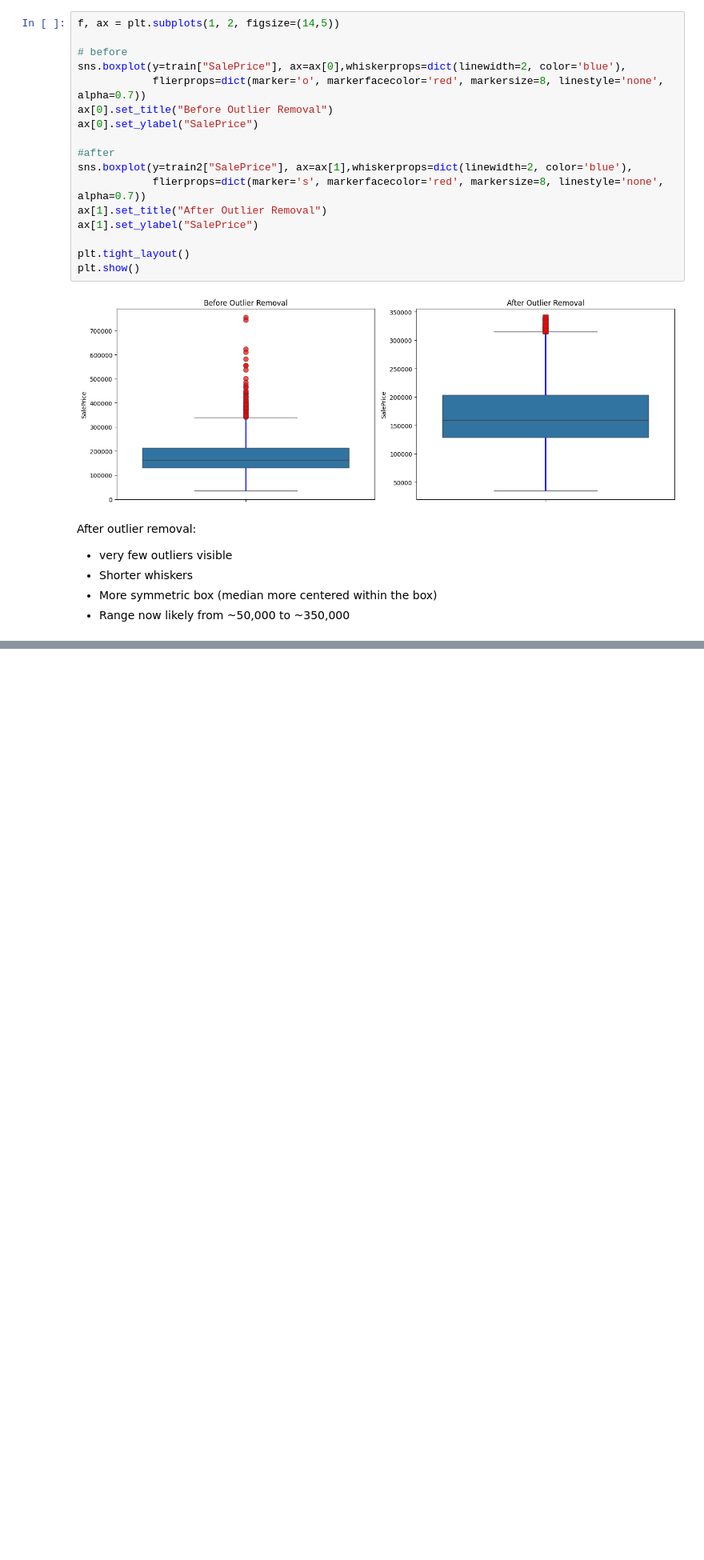
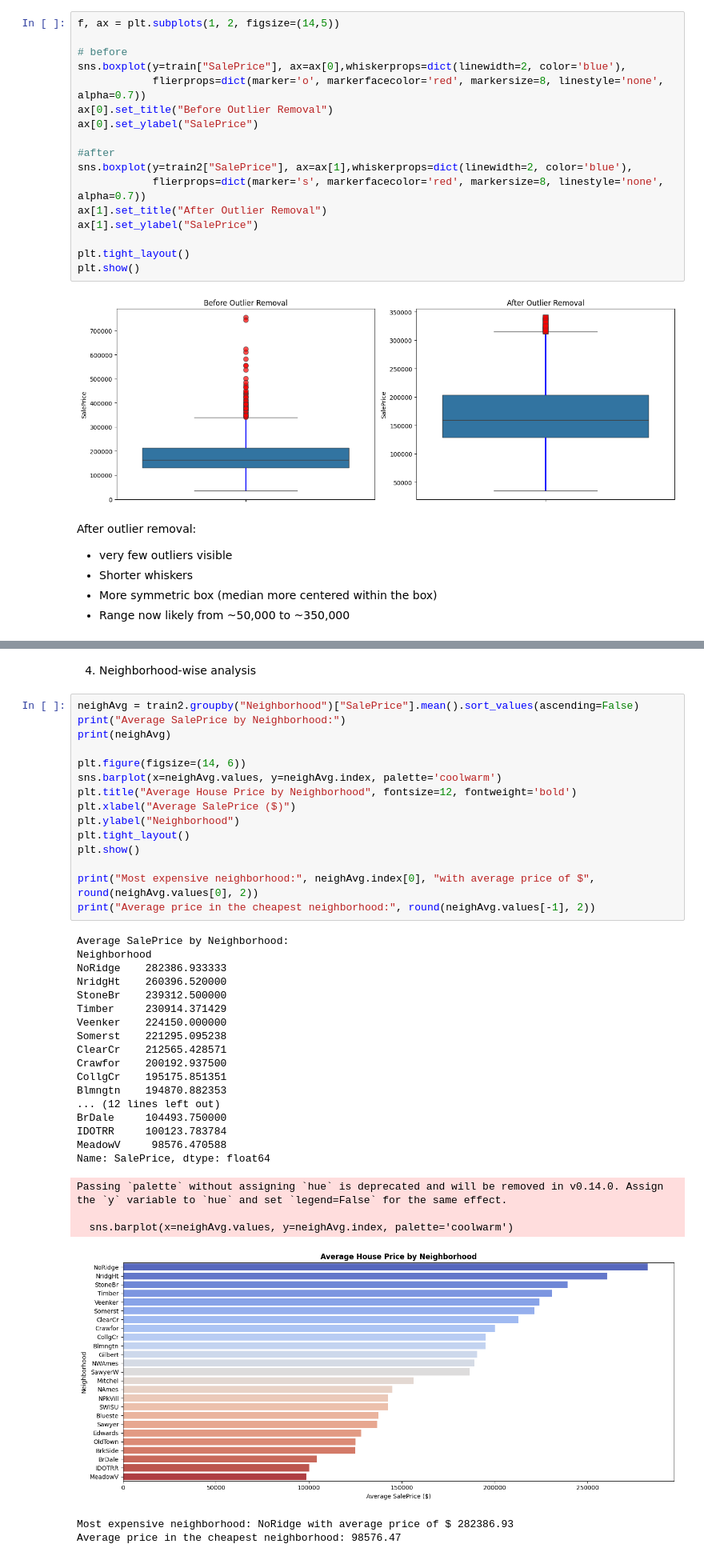
Before and after one commit to navinxqz/Inception-FSDS-classwork, a Jupyter notebook: Assignments/Assignment6.ipynb, the cells around one changed output, grey strips where cells are left out. Shown at 80% size. Cells and saved outputs as stored; diff of their text form; blank space fills up the shorter version.

```diff
--- a/Assignments/Assignment6.ipynb
+++ b/Assignments/Assignment6.ipynb
@@ -281,0 +344,41 @@ After outlier removal:
+# %% [markdown]
+4. Neighborhood-wise analysis
+# %%
+neighAvg = train2.groupby("Neighborhood")["SalePrice"].mean().sort_values(ascending=False)
+print("Average SalePrice by Neighborhood:")
+print(neighAvg)
+
+plt.figure(figsize=(14, 6))
+sns.barplot(x=neighAvg.values, y=neighAvg.index, palette='coolwarm')
+plt.title("Average House Price by Neighborhood", fontsize=12, fontweight='bold')
+plt.xlabel("Average SalePrice ($)")
+plt.ylabel("Neighborhood")
+plt.tight_layout()
+plt.show()
+
+print("Most expensive neighborhood:", neighAvg.index[0], "with average price of $", round(neighAvg.values[0], 2))
+print("Average price in the cheapest neighborhood:", round(neighAvg.values[-1], 2))
+# %% [output]
+Average SalePrice by Neighborhood:
+Neighborhood
+NoRidge    282386.933333
+NridgHt    260396.520000
+StoneBr    239312.500000
+Timber     230914.371429
+Veenker    224150.000000
+Somerst    221295.095238
+ClearCr    212565.428571
+Crawfor    200192.937500
+CollgCr    195175.851351
+Blmngtn    194870.882353
+... (12 lines left out)
+BrDale     104493.750000
+IDOTRR     100123.783784
+MeadowV     98576.470588
+Name: SalePrice, dtype: float64
+Passing `palette` without assigning `hue` is deprecated and will be removed in v0.14.0. Assign the `y` variable to `hue` and set `legend=False` for the same effect.
+
+  sns.barplot(x=neighAvg.values, y=neighAvg.index, palette='coolwarm')
+[figure, added]
+Most expensive neighborhood: NoRidge with average price of $ 282386.93
+Average price in the cheapest neighborhood: 98576.47
```
Also changed, not shown: parts of 8 cells of this notebook.
